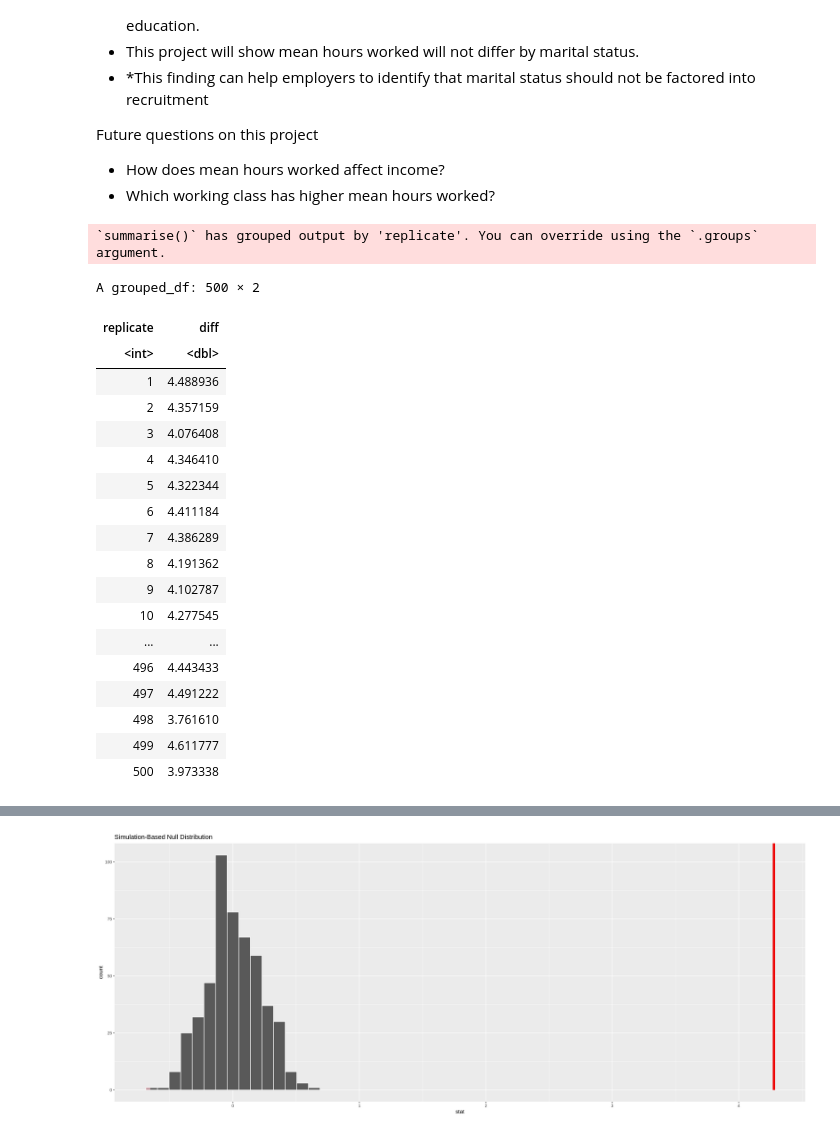
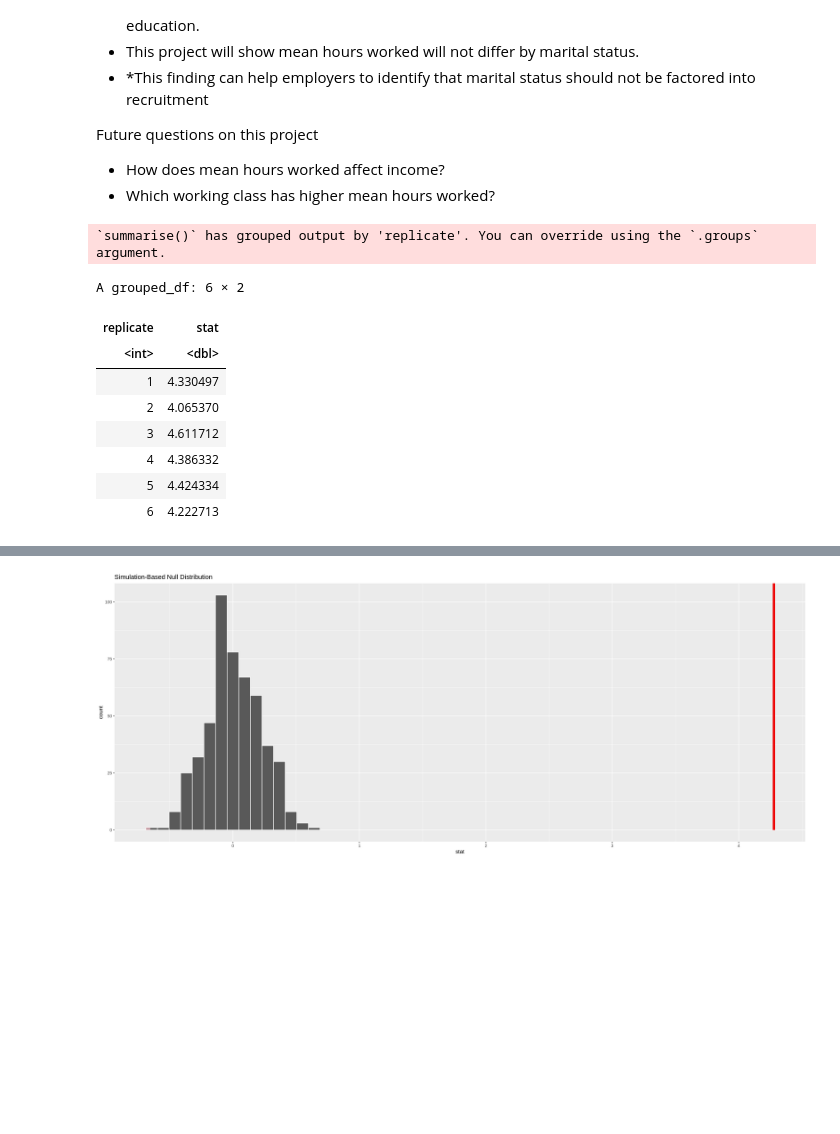
Before and after one commit to sidnand/Inferential-Report-on-Adult-Working-Hours, a Jupyter notebook: Preliminary Results.ipynb, the cells around one changed output, grey strips where cells are left out. Cells and saved outputs as stored; diff of their text form; code cells hidden in the pictures; blank space fills up the shorter version.

```diff
--- a/Preliminary Results.ipynb
+++ b/Preliminary Results.ipynb
@@ -368,34 +368,27 @@ Future questions on this project
 - How does mean hours worked affect income?
 - Which working class has higher mean hours worked?
 # %%
+set.seed(50)
+# this one works, no idea why the infer workflow doest not work
+
 r_sample <- education_hour_table |>
     rep_sample_n(size=32561, reps= 500, replace=TRUE) |>
     group_by(replicate,education) |>
     summarize(mean=mean(hours_per_week)) |>
     group_by(replicate) |>
-    mutate(diff = mean-lag(mean)) |>
-    select(replicate,diff) |>
-    filter(!is.na(diff))
+    mutate(stat = mean-lag(mean)) |>
+    select(replicate,stat) |>
+    filter(!is.na(stat))
 
-r_sample
+head(r_sample)
 # %% [output]
 `summarise()` has grouped output by 'replicate'. You can override using the `.groups` argument.
-A grouped_df: 500 × 2
+A grouped_df: 6 × 2
-| replicate | diff |
+| replicate | stat |
 | <int> | <dbl> |
-| 1 | 4.488936 |
-| 2 | 4.357159 |
-| 3 | 4.076408 |
-| 4 | 4.346410 |
-| 5 | 4.322344 |
-| 6 | 4.411184 |
-| 7 | 4.386289 |
-| 8 | 4.191362 |
-| 9 | 4.102787 |
-| 10 | 4.277545 |
-| ... | ... |
-| 496 | 4.443433 |
-| 497 | 4.491222 |
-| 498 | 3.761610 |
-| 499 | 4.611777 |
-| 500 | 3.973338 |
+| 1 | 4.330497 |
+| 2 | 4.065370 |
+| 3 | 4.611712 |
+| 4 | 4.386332 |
+| 5 | 4.424334 |
+| 6 | 4.222713 |
```
Also changed, not shown: parts of 5 cells of this notebook.
